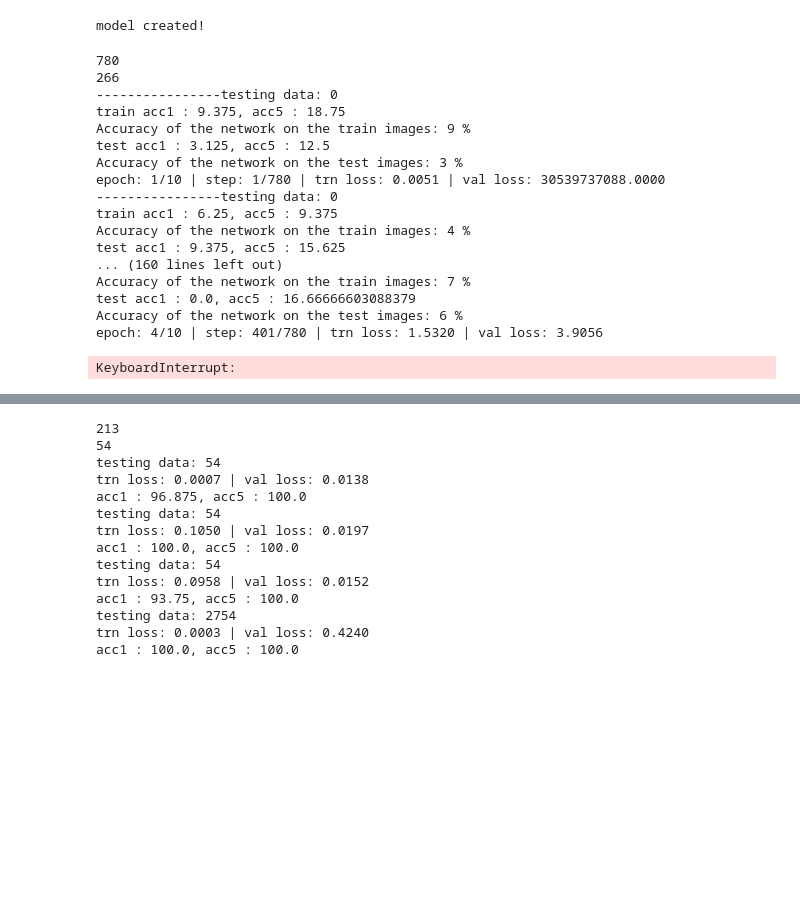
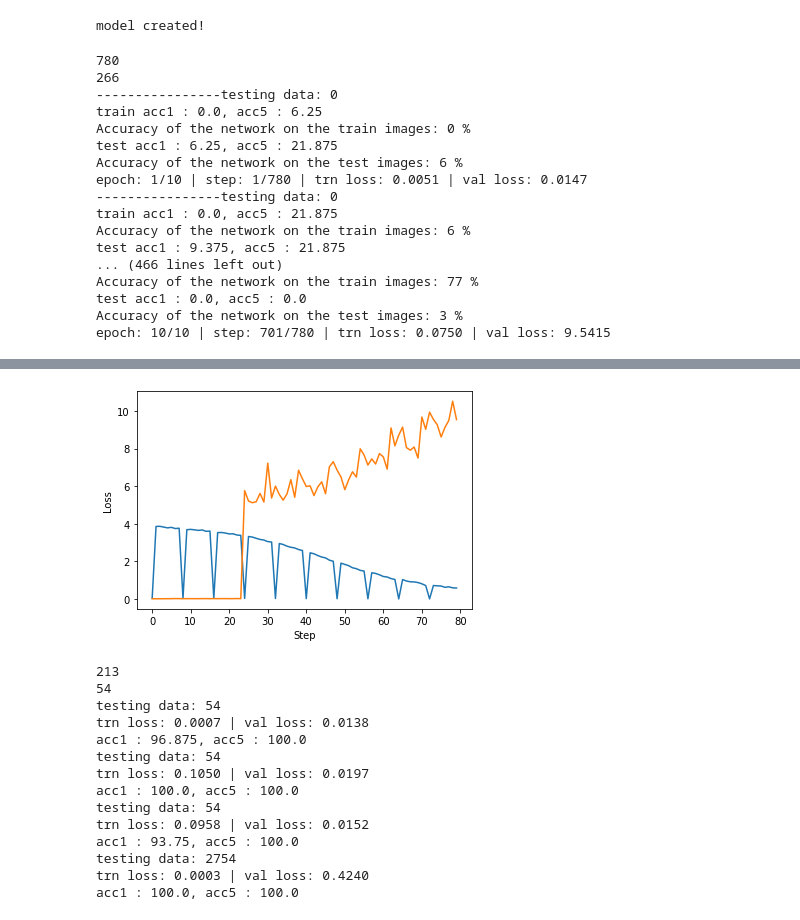
Before and after one commit to CAU-Computer-Vision/Parallel_CNN_car_classifier, a Jupyter notebook: cnn_ensemble.ipynb, the cells around one changed output, grey strips where cells are left out. Saved outputs shown, nothing was run; the diff lists cells and outputs as text; code cells hidden in the pictures; blank space fills up the shorter version.

```diff
--- a/cnn_ensemble.ipynb
+++ b/cnn_ensemble.ipynb
@@ -274,7 +274,7 @@ for epoch in range(num_epochs):
             ))
 
 
-            trn_loss_list.append(trn_loss/100)
+            trn_loss_list.append(trn_loss/len(train_loader))
             val_loss_list.append(val_loss/len(test_loader))
             trn_loss = 0.0
             model.train()
@@ -288,26 +288,29 @@ for epoch in range(num_epochs):
 780
 266
 ----------------testing data: 0
-train acc1 : 9.375, acc5 : 18.75
-Accuracy of the network on the train images: 9 %
-test acc1 : 3.125, acc5 : 12.5
+train acc1 : 0.0, acc5 : 6.25
+Accuracy of the network on the train images: 0 %
+test acc1 : 6.25, acc5 : 21.875
+Accuracy of the network on the test images: 6 %
+epoch: 1/10 | step: 1/780 | trn loss: 0.0051 | val loss: 0.0147
+----------------testing data: 0
+train acc1 : 0.0, acc5 : 21.875
+Accuracy of the network on the train images: 6 %
+test acc1 : 9.375, acc5 : 21.875
+... (466 lines left out)
+Accuracy of the network on the train images: 77 %
+test acc1 : 0.0, acc5 : 0.0
 Accuracy of the network on the test images: 3 %
-epoch: 1/10 | step: 1/780 | trn loss: 0.0051 | val loss: 30539737088.0000
-----------------testing data: 0
-train acc1 : 6.25, acc5 : 9.375
-Accuracy of the network on the train images: 4 %
-test acc1 : 9.375, acc5 : 15.625
-... (160 lines left out)
-Accuracy of the network on the train images: 7 %
-test acc1 : 0.0, acc5 : 16.66666603088379
-Accuracy of the network on the test images: 6 %
-epoch: 4/10 | step: 401/780 | trn loss: 1.5320 | val loss: 3.9056
+epoch: 10/10 | step: 701/780 | trn loss: 0.0750 | val loss: 9.5415
-KeyboardInterrupt:
 # %%
 
-plt.plot([x in x.cpu() from trn_loss_list])
-plt.plot(val_loss_list)
-plt.xlabel("Epoch")
+# plt.plot([x in x.cpu() from trn_loss_list])
+val = []
+for l in val_loss_list:
+    val.append(l.cpu())
+plt.plot(trn_loss_list)
+plt.plot(val)
+plt.xlabel("Step")
 plt.ylabel("Loss")
 plt.show()
 # %% [output]
@@ -315 +317,2 @@ SyntaxError: invalid syntax (<ipython-input-16-83b64d6d3de7>, line 1)
+[figure, added]
 # %%
```
Also changed, not shown: parts of 2 cells of this notebook, 1 other file.
